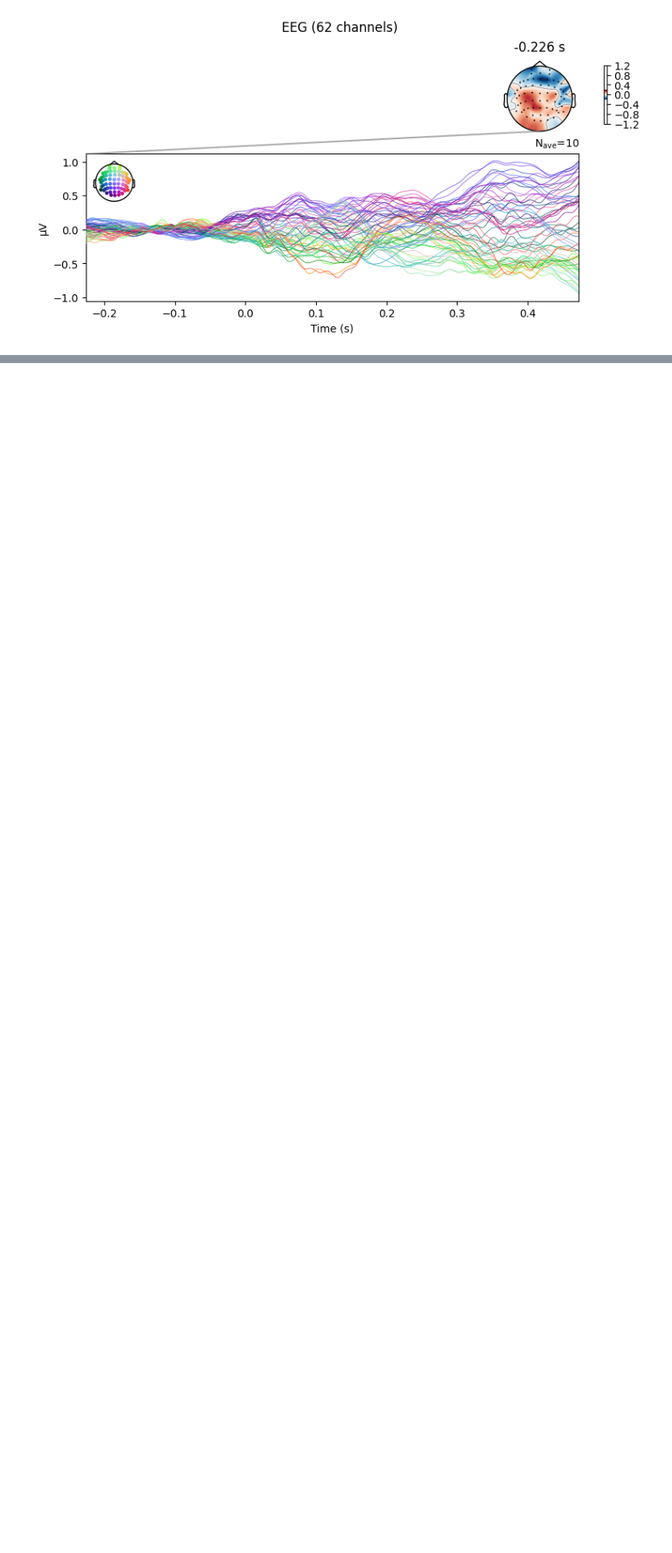
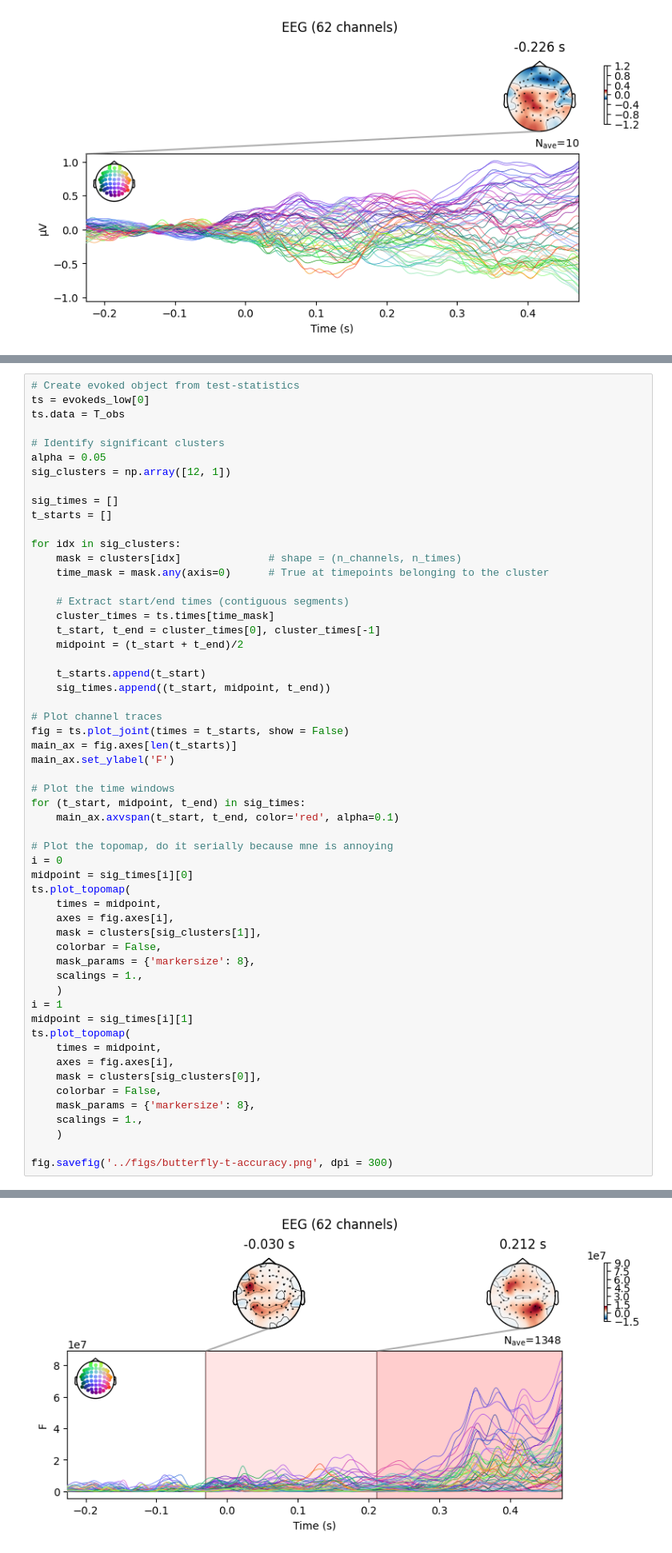
Before and after one commit to letitiayhho/tone-target-monitoring, a Jupyter notebook: analysis/erp-clusters.ipynb, the cells around one changed output, grey strips where cells are left out. Shown at 80% size. Cells and saved outputs as stored; diff of their text form; blank space fills up the shorter version.

Commit message:
Plot topomaps for accuracy

```diff
--- a/analysis/erp-clusters.ipynb
+++ b/analysis/erp-clusters.ipynb
@@ -307,0 +250,57 @@ No projector specified for this dataset. Please consider the method self.add_pro
+# %%
+# Create evoked object from test-statistics
+ts = evokeds_low[0]
+ts.data = T_obs
+
+# Identify significant clusters
+alpha = 0.05
+sig_clusters = np.array([12, 1])
+
+sig_times = []
+t_starts = []
+
+for idx in sig_clusters:
+    mask = clusters[idx]              # shape = (n_channels, n_times)
+    time_mask = mask.any(axis=0)      # True at timepoints belonging to the cluster
+
+    # Extract start/end times (contiguous segments)
+    cluster_times = ts.times[time_mask]
+    t_start, t_end = cluster_times[0], cluster_times[-1]
+    midpoint = (t_start + t_end)/2
+
+    t_starts.append(t_start)
+    sig_times.append((t_start, midpoint, t_end))
+
+# Plot channel traces
+fig = ts.plot_joint(times = t_starts, show = False)
+main_ax = fig.axes[len(t_starts)]
+main_ax.set_ylabel('F')
+
+# Plot the time windows
+for (t_start, midpoint, t_end) in sig_times:
+    main_ax.axvspan(t_start, t_end, color='red', alpha=0.1)
+
+# Plot the topomap, do it serially because mne is annoying
+i = 0
+midpoint = sig_times[i][0]
+ts.plot_topomap(
+    times = midpoint,
+    axes = fig.axes[i],
+    mask = clusters[sig_clusters[1]],
+    colorbar = False,
+    mask_params = {'markersize': 8},
+    scalings = 1.,
+    )
+i = 1
+midpoint = sig_times[i][1]
+ts.plot_topomap(
+    times = midpoint,
+    axes = fig.axes[i],
+    mask = clusters[sig_clusters[0]],
+    colorbar = False,
+    mask_params = {'markersize': 8},
+    scalings = 1.,
+    )
+
+fig.savefig('../figs/butterfly-t-accuracy.png', dpi = 300)
+# %% [output]
@@ -308,3 +308,4 @@ No projector specified for this dataset. Please consider the method self.add_pro
+[figure, added]
 # %%
 print("Number of electrodes in cluster:", chan_masks[0].sum())
 print("Which electrodes:", np.where(chan_masks[0])[0])
```
Also changed, not shown: parts of 4 cells of this notebook.
